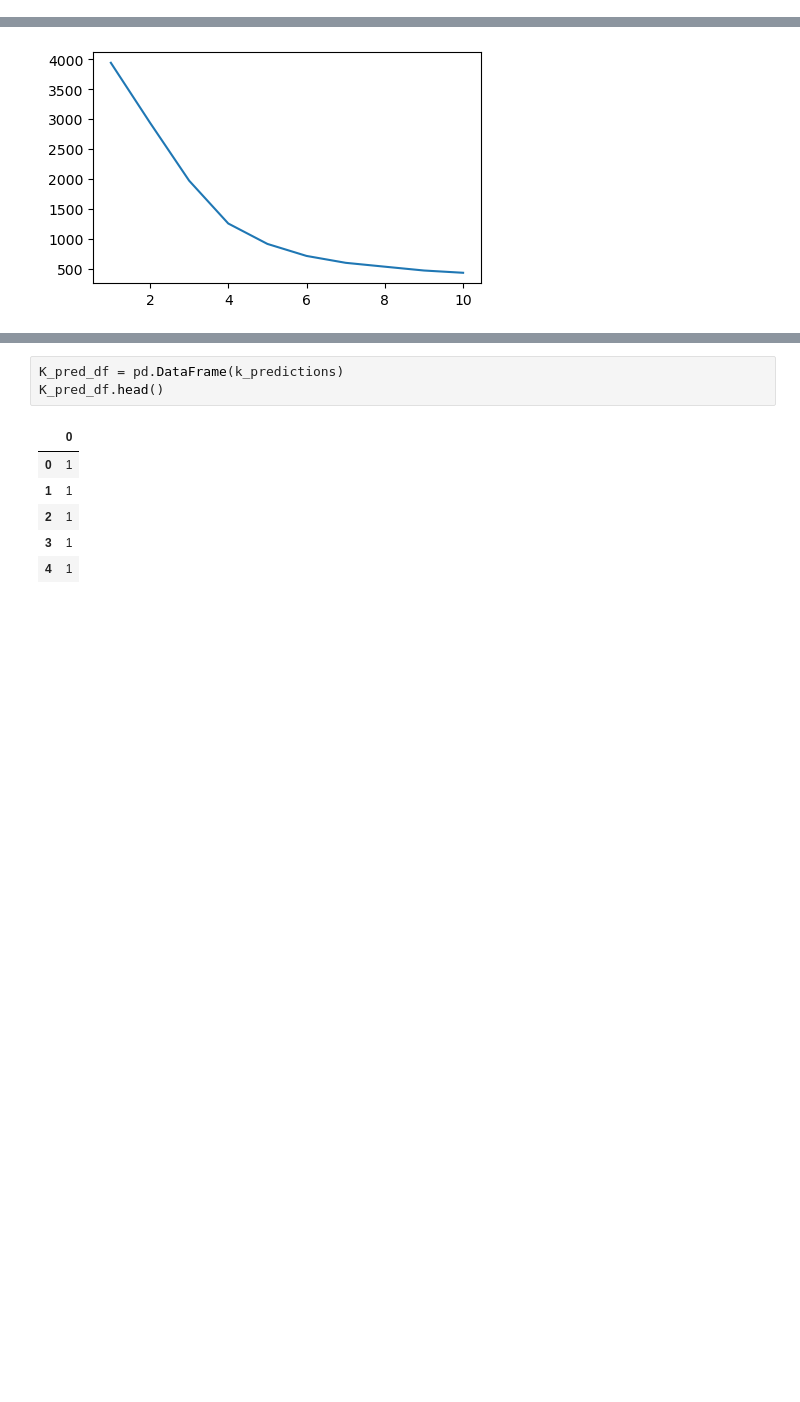
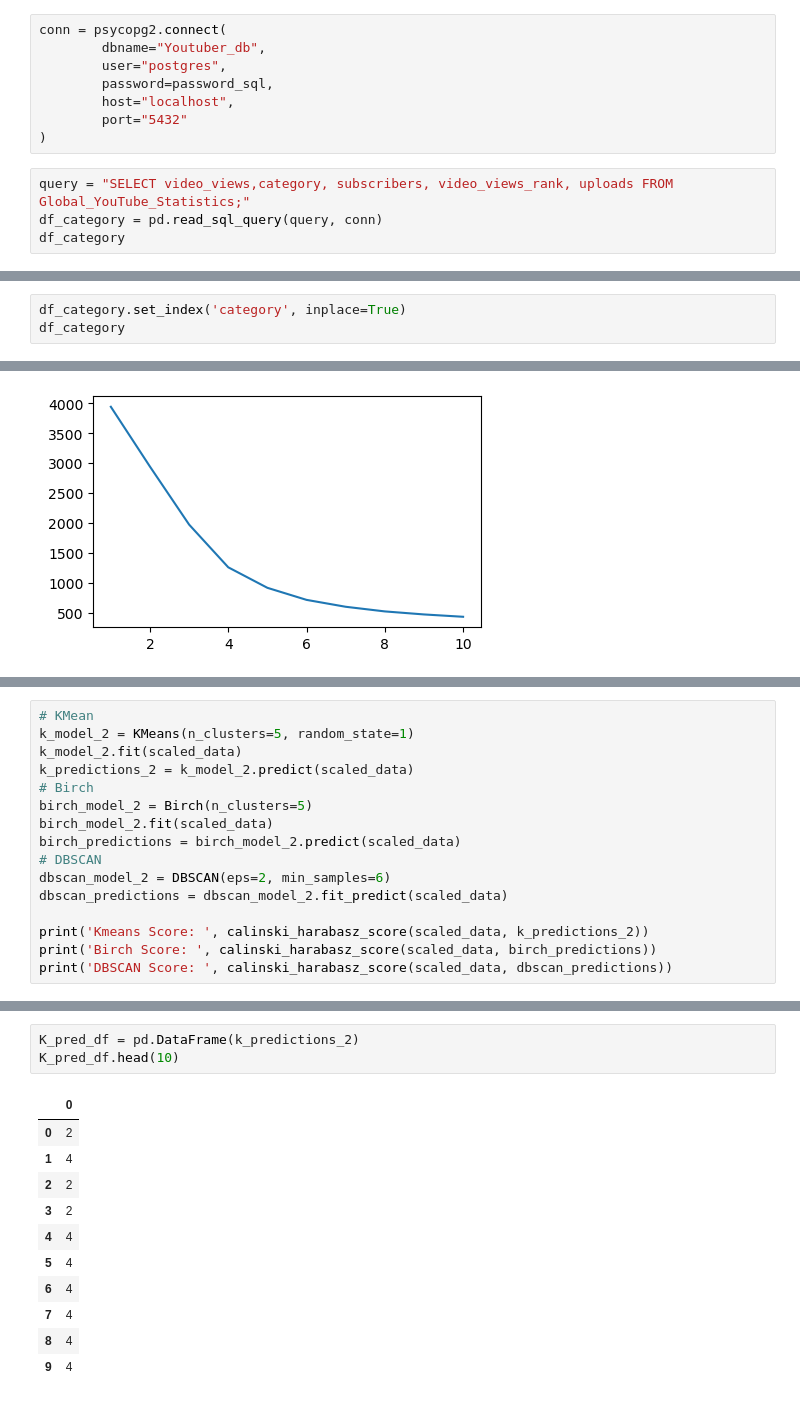
Before and after one commit to AlxDj04/Project-4, a Jupyter notebook: Project 4.ipynb, the cells around one changed output, grey strips where cells are left out. Saved outputs shown, nothing was run; the diff lists cells and outputs as text; blank space fills up the shorter version.

```diff
--- a/Project 4.ipynb
+++ b/Project 4.ipynb
@@ -52,0 +21,12 @@ df_category
+# %%
+conn = psycopg2.connect(
+        dbname="Youtuber_db",
+        user="postgres",
+        password=password_sql,
+        host="localhost",
+        port="5432"
+)
+# %%
+query = "SELECT video_views,category, subscribers, video_views_rank, uploads FROM Global_YouTube_Statistics;"
+df_category = pd.read_sql_query(query, conn)
+df_category
@@ -52,0 +49,3 @@ df_category
+# %%
+df_category.set_index('category', inplace=True)
+df_category
@@ -153,0 +148,16 @@ array([1, 1, 1, 1, 1, 1, 1, 1, 1, 1, 0, 2, 1, 2, 0, 0, 0, 1, 0, 0, 0, 0,
+# %%
+# KMean
+k_model_2 = KMeans(n_clusters=5, random_state=1)
+k_model_2.fit(scaled_data)
+k_predictions_2 = k_model_2.predict(scaled_data)
+# Birch
+birch_model_2 = Birch(n_clusters=5)
+birch_model_2.fit(scaled_data)
+birch_predictions = birch_model_2.predict(scaled_data)
+# DBSCAN
+dbscan_model_2 = DBSCAN(eps=2, min_samples=6)
+dbscan_predictions = dbscan_model_2.fit_predict(scaled_data)
+
+print('Kmeans Score: ', calinski_harabasz_score(scaled_data, k_predictions_2))
+print('Birch Score: ', calinski_harabasz_score(scaled_data, birch_predictions))
+print('DBSCAN Score: ', calinski_harabasz_score(scaled_data, dbscan_predictions))
@@ -154,12 +188,17 @@ array([1, 1, 1, 1, 1, 1, 1, 1, 1, 1, 0, 2, 1, 2, 0, 0, 0, 1, 0, 0, 0, 0,
 # %%
-K_pred_df = pd.DataFrame(k_predictions)
-K_pred_df.head()
+K_pred_df = pd.DataFrame(k_predictions_2)
+K_pred_df.head(10)
 # %% [output]
 |  | 0 |
-| 0 | 1 |
-| 1 | 1 |
-| 2 | 1 |
-| 3 | 1 |
-| 4 | 1 |
+| 0 | 2 |
+| 1 | 4 |
+| 2 | 2 |
+| 3 | 2 |
+| 4 | 4 |
+| 5 | 4 |
+| 6 | 4 |
+| 7 | 4 |
+| 8 | 4 |
+| 9 | 4 |
 # %%
 scaled_data_2 = scaled_data.copy()
```
Also changed, not shown: parts of 28 cells of this notebook, 3 other files.
